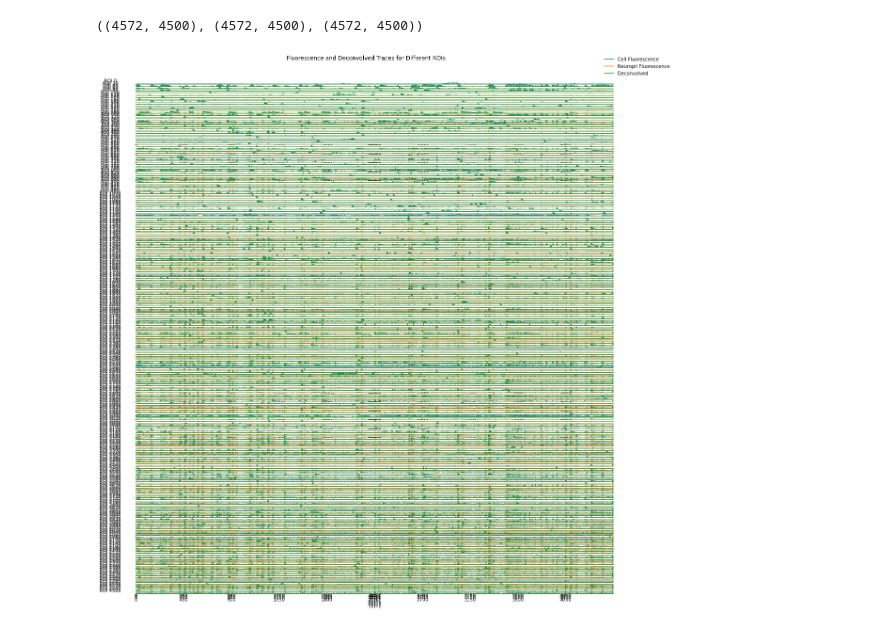
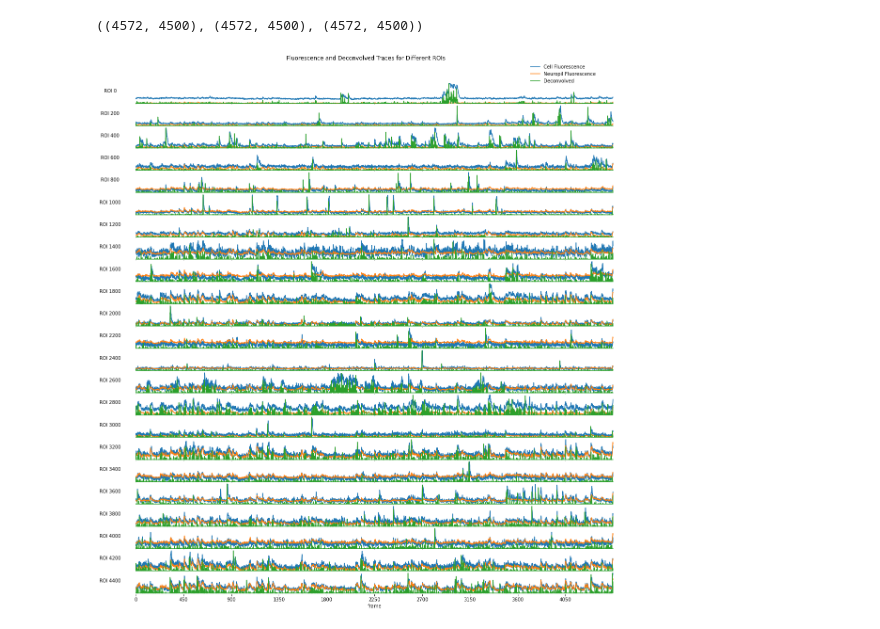
Before and after one commit to MouseLand/suite2p, a Jupyter notebook: jupyter/run_suite2p_colab_2021.ipynb, the cells around one changed output. Saved outputs shown, nothing was run; the diff lists cells and outputs as text; code cells hidden in the pictures.

```diff
--- a/jupyter/run_suite2p_colab_2021.ipynb
+++ b/jupyter/run_suite2p_colab_2021.ipynb
@@ -245,25 +245,25 @@ f_cells.shape, f_neuropils.shape, spks.shape
 # %%
 plt.figure(figsize=[20,20])
 plt.suptitle("Fluorescence and Deconvolved Traces for Different ROIs", y=0.92);
-rois = np.arange(len(f_cells))[::20]
+rois = np.arange(len(f_cells))[::200]
 for i, roi in enumerate(rois):
     plt.subplot(len(rois), 1, i+1, )
     f = f_cells[roi]
     f_neu = f_neuropils[roi]
     sp = spks[roi]
     # Adjust spks range to match range of fluroescence traces
     fmax = np.maximum(f.max(), f_neu.max())
     fmin = np.minimum(f.min(), f_neu.min())
     frange = fmax - fmin
     sp /= sp.max()
     sp *= frange
     plt.plot(f, label="Cell Fluorescence")
     plt.plot(f_neu, label="Neuropil Fluorescence")
     plt.plot(sp + fmin, label="Deconvolved")
     plt.xticks(np.arange(0, f_cells.shape[1], f_cells.shape[1]/10))
     plt.ylabel(f"ROI {roi}", rotation=0)
     plt.xlabel("frame")
     if i == 0:
         plt.legend(bbox_to_anchor=(0.93, 2))
 # %% [output]
-[figure, old version]
+[figure, new version]
```
Also changed, not shown: parts of 1 cell of this notebook.
